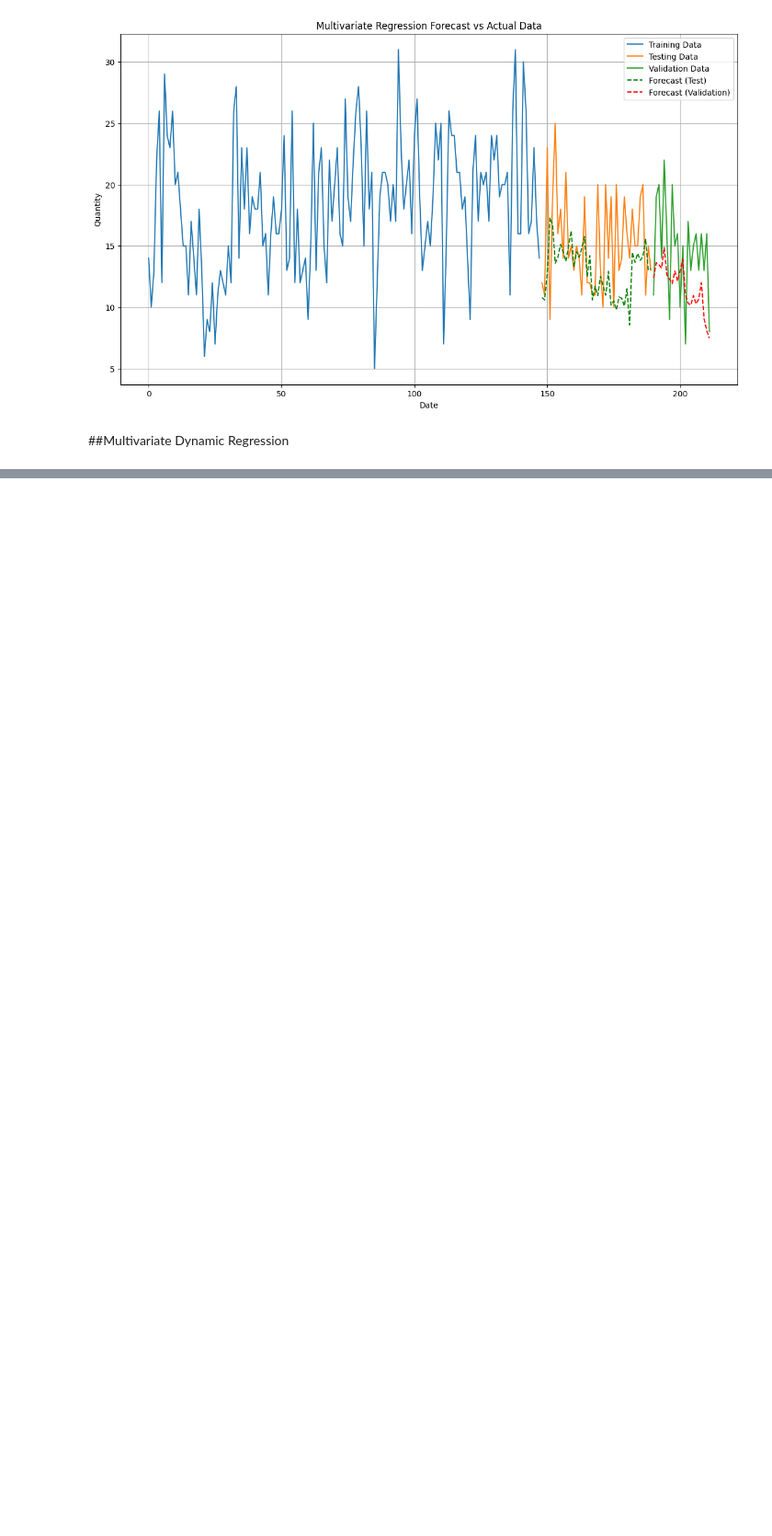
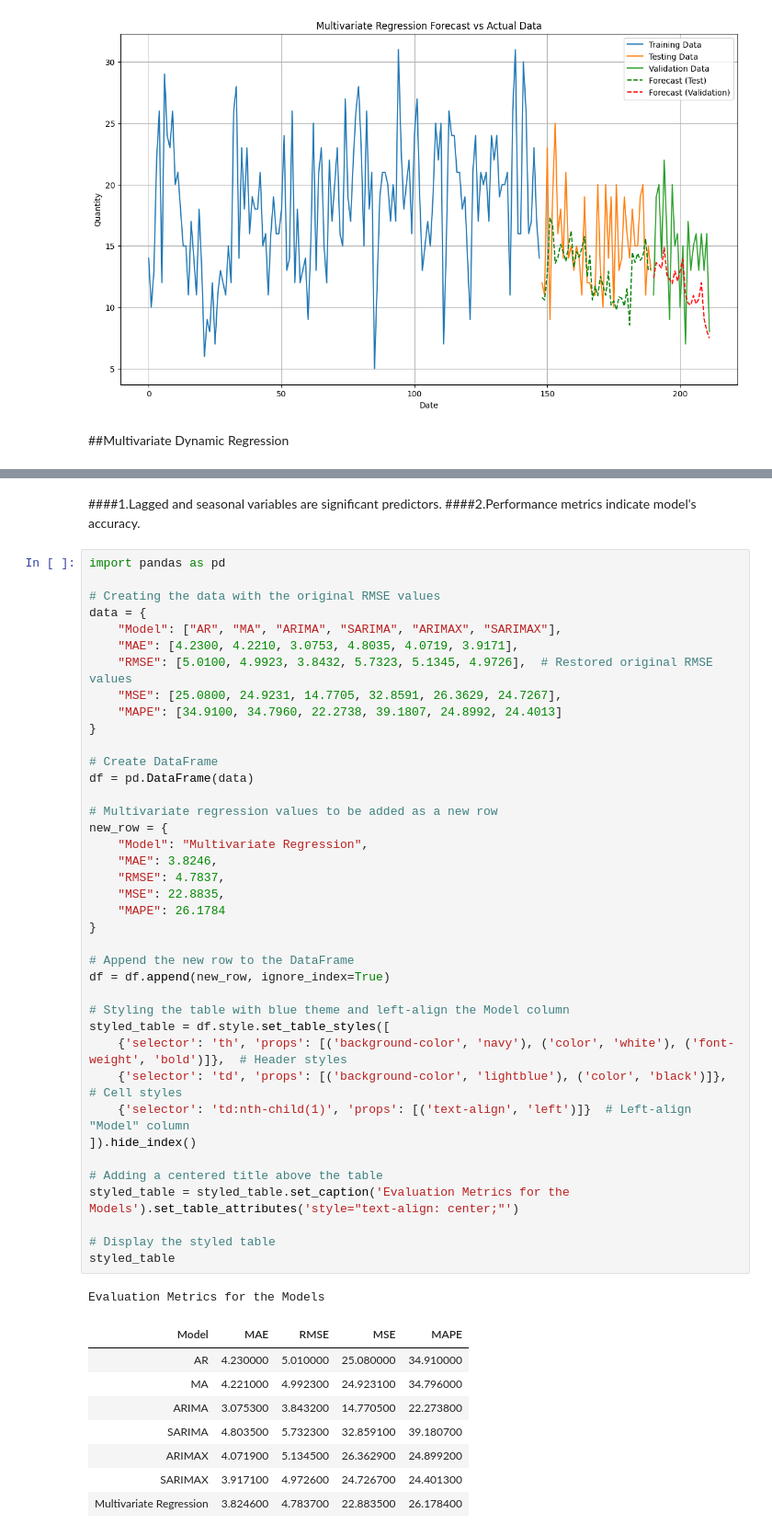
Before and after one commit to springboardmentor436z/FutureCart--AI-Driven-Demand-Prediction, a Jupyter notebook: Futurecart (1) (1).ipynb, the cells around one changed output, grey strips where cells are left out. Shown at 92% size. Drawn from its saved outputs; the diff is of its cells as text; blank space fills up the shorter version.

```diff
--- a/Futurecart (1) (1).ipynb
+++ b/Futurecart (1) (1).ipynb
@@ -1664,0 +1683,52 @@ strong multicollinearity problems or that the design matrix is singular.
+# %% [markdown]
+####1.Lagged and seasonal variables are significant predictors.
+                                                                     ####2.Performance metrics indicate model's accuracy.
+# %%
+import pandas as pd
+
+# Creating the data with the original RMSE values
+data = {
+    "Model": ["AR", "MA", "ARIMA", "SARIMA", "ARIMAX", "SARIMAX"],
+    "MAE": [4.2300, 4.2210, 3.0753, 4.8035, 4.0719, 3.9171],
+    "RMSE": [5.0100, 4.9923, 3.8432, 5.7323, 5.1345, 4.9726],  # Restored original RMSE values
+    "MSE": [25.0800, 24.9231, 14.7705, 32.8591, 26.3629, 24.7267],
+    "MAPE": [34.9100, 34.7960, 22.2738, 39.1807, 24.8992, 24.4013]
+}
+
+# Create DataFrame
+df = pd.DataFrame(data)
+
+# Multivariate regression values to be added as a new row
+new_row = {
+    "Model": "Multivariate Regression",
+    "MAE": 3.8246,
+    "RMSE": 4.7837,
+    "MSE": 22.8835,
+    "MAPE": 26.1784
+}
+
+# Append the new row to the DataFrame
+df = df.append(new_row, ignore_index=True)
+
+# Styling the table with blue theme and left-align the Model column
+styled_table = df.style.set_table_styles([
+    {'selector': 'th', 'props': [('background-color', 'navy'), ('color', 'white'), ('font-weight', 'bold')]},  # Header styles
+    {'selector': 'td', 'props': [('background-color', 'lightblue'), ('color', 'black')]},  # Cell styles
+    {'selector': 'td:nth-child(1)', 'props': [('text-align', 'left')]}  # Left-align "Model" column
+]).hide_index()
+
+# Adding a centered title above the table
+styled_table = styled_table.set_caption('Evaluation Metrics for the Models').set_table_attributes('style="text-align: center;"')
+
+# Display the styled table
+styled_table
+# %% [output]
+Evaluation Metrics for the Models
+| Model | MAE | RMSE | MSE | MAPE |
+| AR | 4.230000 | 5.010000 | 25.080000 | 34.910000 |
+| MA | 4.221000 | 4.992300 | 24.923100 | 34.796000 |
+| ARIMA | 3.075300 | 3.843200 | 14.770500 | 22.273800 |
+| SARIMA | 4.803500 | 5.732300 | 32.859100 | 39.180700 |
+| ARIMAX | 4.071900 | 5.134500 | 26.362900 | 24.899200 |
+| SARIMAX | 3.917100 | 4.972600 | 24.726700 | 24.401300 |
+| Multivariate Regression | 3.824600 | 4.783700 | 22.883500 | 26.178400 |
```
Also changed, not shown: parts of 6 cells of this notebook.
